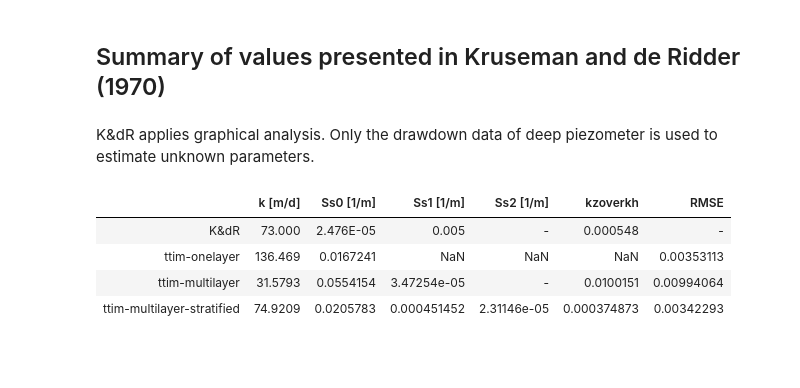
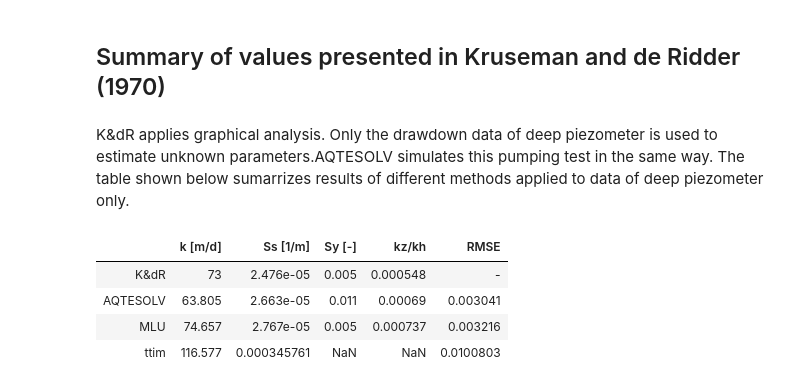
Before and after one commit to mbakker7/ttim, a Jupyter notebook: pumpingtest_benchmarks/3_test_of_vennebulten.ipynb, the cells around one changed output. Cells and saved outputs as stored; diff of their text form; code cells hidden in the pictures; blank space fills up the shorter version.

Commit message:
modeified tests

```diff
--- a/pumpingtest_benchmarks/5_test_of_vennebulten.ipynb
+++ b/pumpingtest_benchmarks/3_test_of_vennebulten.ipynb
@@ -26,7 +26,7 @@ hd = data2[:, 1]
 # %% [markdown]
 Create conceptual one-layer model:
 # %%
-ml_1 = Model3D(kaq=10, z=[0, b], Saq=1e-4, kzoverkh=0.1, tmin=1e-4, tmax=1.1)
+ml_1 = Model3D(kaq=10, z=[0, b], Saq=1e-4, tmin=1e-4, tmax=1.1)
 w_1 = Well(ml_1, xw=0, yw=0, rw=0.1, tsandQ=[(0, Q)])
 ml_1.solve()
 # %% [output]
@@ -266,22 +266,19 @@ plt.legend();
 # %% [markdown]
 ## Summary of values presented in Kruseman and de Ridder (1970)
 # %% [markdown]
-K&dR applies graphical analysis. Only the drawdown data of deep piezometer is used to estimate unknown parameters.
+K&dR applies graphical analysis. Only the drawdown data of deep piezometer is used to estimate unknown parameters.AQTESOLV simulates this pumping test in the same way. The table shown below sumarrizes results of different methods applied to data of deep piezometer only.
-# %%
-t = pd.DataFrame(columns=['k [m/d]', 'Ss0 [1/m]', 'Ss1 [1/m]','Ss2 [1/m]','kzoverkh'], \
-                 index=['K&dR', 'ttim-onelayer', 'ttim-multilayer', \
-                        'ttim-multilayer-stratified'])
-t.loc['K&dR'] = ['73.000', '2.476E-05', '0.005', '-', '0.000548']
-t.loc['ttim-onelayer', ['k [m/d]', 'Ss0 [1/m]']] = ca_1.parameters['optimal'].values
-ttim2 = np.insert(ca_3.parameters['optimal'].values, 3, '-')
-t.loc['ttim-multilayer'] = ttim2
-t.loc['ttim-multilayer-stratified'] = ca_4.parameters['optimal'].values
-rmse = ['-', ca_1.rmse(), ca_3.rmse(), ca_4.rmse()]
-t['RMSE'] = rmse
-t
-# %% [output]
-|  | k [m/d] | Ss0 [1/m] | Ss1 [1/m] | Ss2 [1/m] | kzoverkh | RMSE |
-| K&dR | 73.000 | 2.476E-05 | 0.005 | - | 0.000548 | - |
-| ttim-onelayer | 136.469 | 0.0167241 | NaN | NaN | NaN | 0.00353113 |
-| ttim-multilayer | 31.5793 | 0.0554154 | 3.47254e-05 | - | 0.0100151 | 0.00994064 |
-| ttim-multilayer-stratified | 74.9209 | 0.0205783 | 0.000451452 | 2.31146e-05 | 0.000374873 | 0.00342293 |
+# %%
+t1 = pd.DataFrame(columns=['k [m/d]', 'Ss [1/m]', 'Sy [-]', 'kz/kh'], \
+                 index=['K&dR', 'AQTESOLV', 'MLU', 'ttim'])
+t1.loc['K&dR'] = [73, 2.476e-05, 0.005, 0.000548]
+t1.loc['AQTESOLV'] = [63.805, 2.663e-05, 0.011, 0.000690]
+t1.loc['MLU'] = [74.657, 2.767e-05, 0.005, 0.000737]
+t1.iloc[3, 0:2] = ca_2.parameters['optimal'].values
+t1['RMSE'] = ['-', 0.003041, 0.003216, ca_2.rmse()]
+t1
+# %% [output]
+|  | k [m/d] | Ss [1/m] | Sy [-] | kz/kh | RMSE |
+| K&dR | 73 | 2.476e-05 | 0.005 | 0.000548 | - |
+| AQTESOLV | 63.805 | 2.663e-05 | 0.011 | 0.00069 | 0.003041 |
+| MLU | 74.657 | 2.767e-05 | 0.005 | 0.000737 | 0.003216 |
+| ttim | 116.577 | 0.000345761 | NaN | NaN | 0.0100803 |
```
Also changed, not shown: parts of 2 cells of this notebook, 4 other files.
